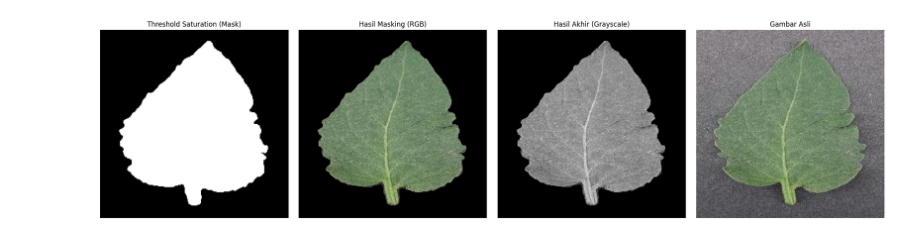
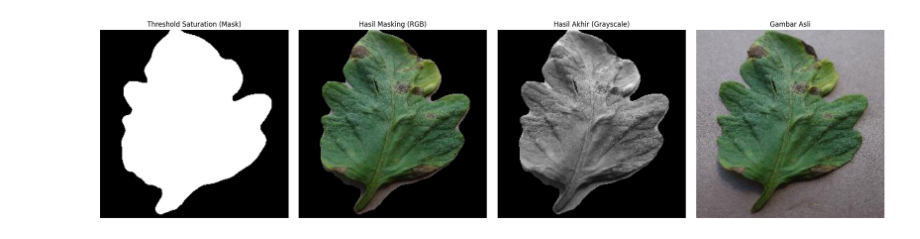
Before and after one commit to nadinmufidaaa/PCD-LETSGOWW, a Jupyter notebook: removebg tanpa penyakit.ipynb, the cells around one changed output. Cells and saved outputs as stored; diff of their text form; code cells hidden in the pictures.

```diff
--- a/removebg tanpa penyakit.ipynb
+++ b/removebg tanpa penyakit.ipynb
@@ -107,34 +107,27 @@ def filter(img, size, mode):
 
     return canvas
 # %%
-daun_bgr = cv.imread('archive/tomato/healty.JPG')
-daun_rgb = cv.cvtColor(daun_bgr, cv.COLOR_BGR2RGB)
+daun_bgr = cv2.imread('archive/tomato/early.JPG')
+daun_rgb = cv2.cvtColor(daun_bgr, cv2.COLOR_BGR2RGB)
 
-# 1. KONVERSI KE HSV UNTUK MENGAMBIL CHANNEL SATURATION
-daun_hsv = cv.cvtColor(daun_bgr, cv.COLOR_BGR2HSV)
+daun_hsv = cv2.cvtColor(daun_bgr, cv2.COLOR_BGR2HSV)
 
 tinggi, lebar = daun_rgb.shape[:2]
 mask_fg = np.zeros((tinggi, lebar), dtype=np.uint8)
 
-# 2. THRESHOLD CHANNEL WARNA (SATURATION)
 for i in range(tinggi):
     for j in range(lebar):
-        # Ambil nilai Saturation (Indeks ke-1 dari HSV)
         sat = daun_hsv[i, j, 1]
 
-        # Jika warna pekat (Daun & Penyakit), jadikan Putih.
-        # Jika pudar (Background Abu-abu), jadikan Hitam.
-        # Angka 35 adalah batas sensitivitas.
         if sat > 35:
             mask_fg[i, j] = 255
         else:
             mask_fg[i, j] = 0
 
-mask_fg_clean = filter(mask_fg, 5, 'median')
+mask_fg_clean = filter(mask_fg, 15, 'median')
 
 daun_removed = np.zeros((tinggi, lebar, 3), dtype=np.uint8)
 
-# 3. MASKING KE GAMBAR RGB
 for i in range(tinggi):
     for j in range(lebar):
         if mask_fg_clean[i, j] == 255:
@@ -145,32 +138,32 @@ for i in range(tinggi):
             daun_removed[i, j, 0] = 0
             daun_removed[i, j, 1] = 0
             daun_removed[i, j, 2] = 0
 
-daun_akhir_gray = cv.cvtColor(daun_removed, cv.COLOR_RGB2GRAY)
+daun_akhir_gray = cv2.cvtColor(daun_removed, cv2.COLOR_RGB2GRAY)
 
 plt.figure(figsize=(20, 5))
 
 plt.subplot(1, 4, 1)
 plt.imshow(mask_fg_clean, cmap='gray')
 plt.title('Threshold Saturation (Mask)')
 plt.axis('off')
 
 plt.subplot(1, 4, 2)
 plt.imshow(daun_removed)
 plt.title('Hasil Masking (RGB)')
 plt.axis('off')
 
 plt.subplot(1, 4, 3)
 plt.imshow(daun_akhir_gray, cmap='gray')
 plt.title('Hasil Akhir (Grayscale)')
 plt.axis('off')
 
 plt.subplot(1, 4, 4)
 plt.imshow(daun_rgb)
 plt.title('Gambar Asli')
 plt.axis('off')
 
 plt.tight_layout()
 plt.show()
 # %% [output]
-[figure, old version]
+[figure, new version]
```
Also changed, not shown: parts of 3 cells of this notebook, 5 other files.
